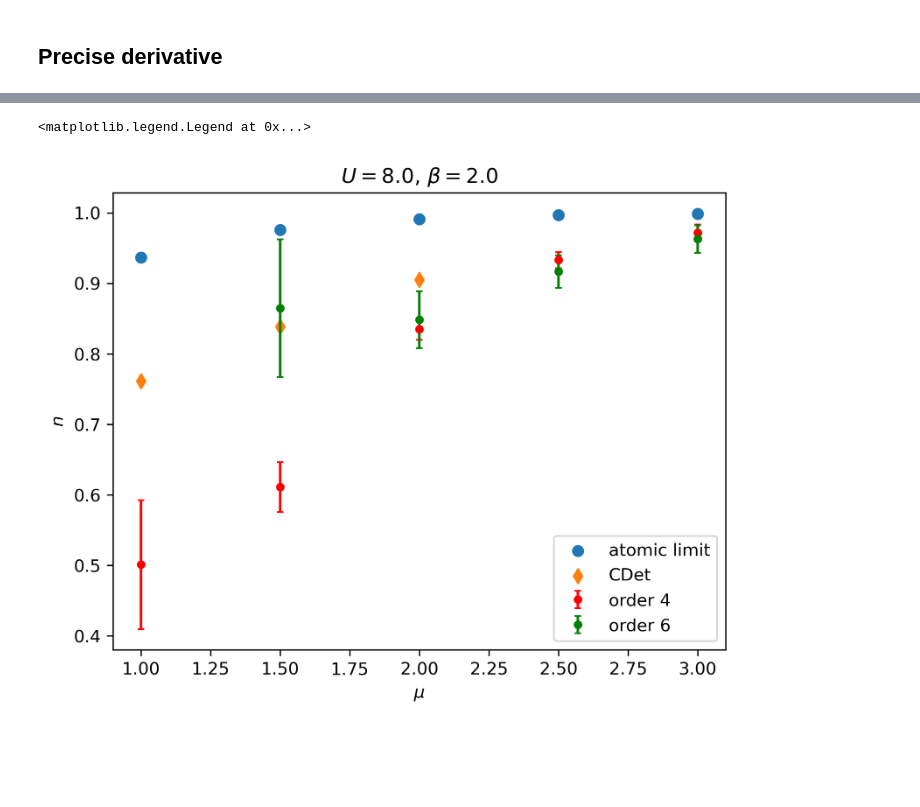
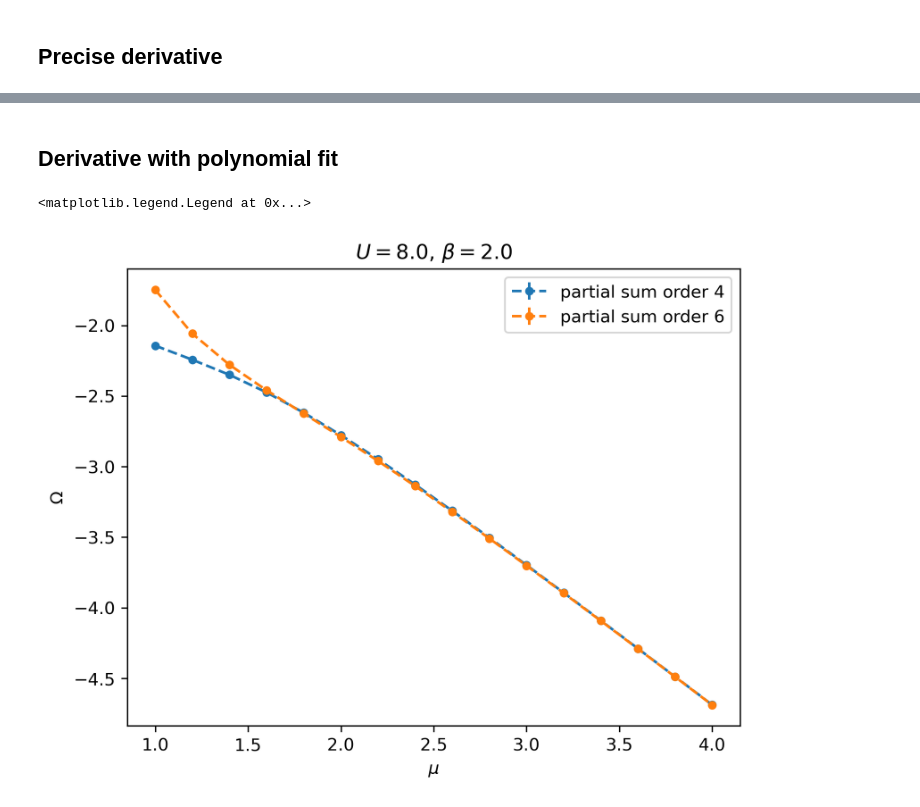
Before and after one commit to louishrm/strong_coupling_expansion, a Jupyter notebook: analytical/density_mu_beta.ipynb, the cells around one changed output, grey strips where cells are left out. Drawn from its saved outputs; the diff is of its cells as text; code cells hidden in the pictures; blank space fills up the shorter version.

Commit message:
density results

```diff
--- a/analytical/density_mu_beta.ipynb
+++ b/analytical/density_mu_beta.ipynb
@@ -145,2 +104,0 @@ def load_density(U,beta, alpha, eps=1e-2):
-# %%
-mus, n0, n4, n6, errors_4_dmu, errors_6_dmu = load_density(U, beta=beta, alpha=alpha)
@@ -165,12 +111,2 @@ array([0.50108157, 0.61099882, 0.83519446, 0.93304052, 0.97167645])
-# %%
-plt.scatter(mus, n0, label='atomic limit', marker = 'o')
-plt.scatter(cdet_mus, cdet_n, label='CDet', marker = 'd')
-plt.errorbar(mus, n4, yerr=errors_4_dmu, label='order 4', fmt='o', markersize=4, capsize=2, c='r')
-plt.errorbar(mus[1:], n6[1:], yerr=(errors_6_dmu+errors_4_dmu)[1:], label='order 6', fmt='o', markersize=4, capsize=2, c='g')
-plt.xlabel(r'$\mu$')
-plt.ylabel(r'$n$')
-plt.title(r'$U=8.0$, $\beta=2.0$')
-plt.legend()
-# %% [output]
-<matplotlib.legend.Legend at 0x...>
-[figure, removed]
+# %% [markdown]
+## Derivative with polynomial fit
@@ -176,0 +115,36 @@ plt.legend()
+# %%
+U=8.0
+beta=2.0
+alpha= 0.01
+def load_density(U,beta, alpha):
+
+    with h5py.File(f'/Users/louissharma/Desktop/results_sc/results_2/full_lattice_Omega_order_4_scan_mu_U={U}_beta={beta}_alpha={alpha}.h5', 'r') as f:
+        mus = f['mu_list'][:]
+        a_4 = f['mean_list'][:]
+        errors_4 = f['error_list'][:]
+    with h5py.File(f'/Users/louissharma/Desktop/results_sc/results_2/full_lattice_Omega_order_6_scan_mu_U={U}_beta={beta}_alpha={alpha}.h5', 'r') as f:
+        a_6 = f['mean_list'][:]
+        errors_6 = f['error_list'][:]
+
+    a_0_values = a_0(U, beta, mus)
+    a_2_values = a_2(U, beta, mus)
+
+    partial_sum_4 = a_0_values + a_2_values + a_4
+    partial_sum_6 = partial_sum_4 + a_6
+
+    error_partial_sum_4 = errors_4
+    error_partial_sum_6 = np.sqrt(errors_4**2 + errors_6**2)
+
+    return mus, partial_sum_4, partial_sum_6, error_partial_sum_4, error_partial_sum_6, a_4, a_6
+# %%
+mus, partial_sum_4, partial_sum_6, error_partial_sum_4, error_partial_sum_6, a_4, a_6 = load_density(U, beta=2.0, alpha=alpha)
+# %%
+plt.errorbar(mus, partial_sum_4, yerr=error_partial_sum_4, label='partial sum order 4', marker = 'o', markersize=4, linestyle='dashed')
+plt.errorbar(mus, partial_sum_6, yerr=error_partial_sum_6, label='partial sum order 6', marker = 'o', markersize=4, linestyle='dashed')
+plt.xlabel(r'$\mu$')
+plt.ylabel(r'$\Omega$')
+plt.title(r'$U=8.0$, $\beta=2.0$')
+plt.legend()
+# %% [output]
+<matplotlib.legend.Legend at 0x...>
+[figure, added]
```
Also changed, not shown: parts of 18 cells of this notebook, 1 other file.
